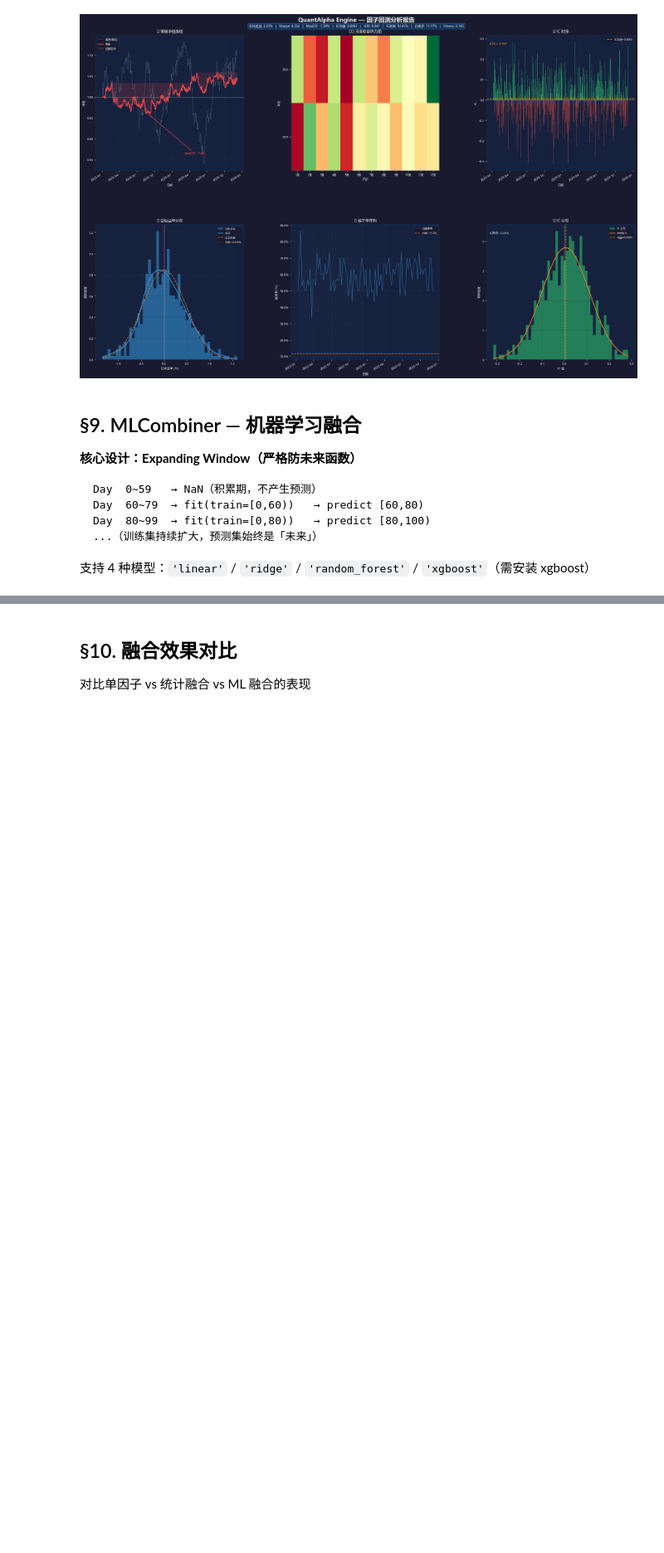
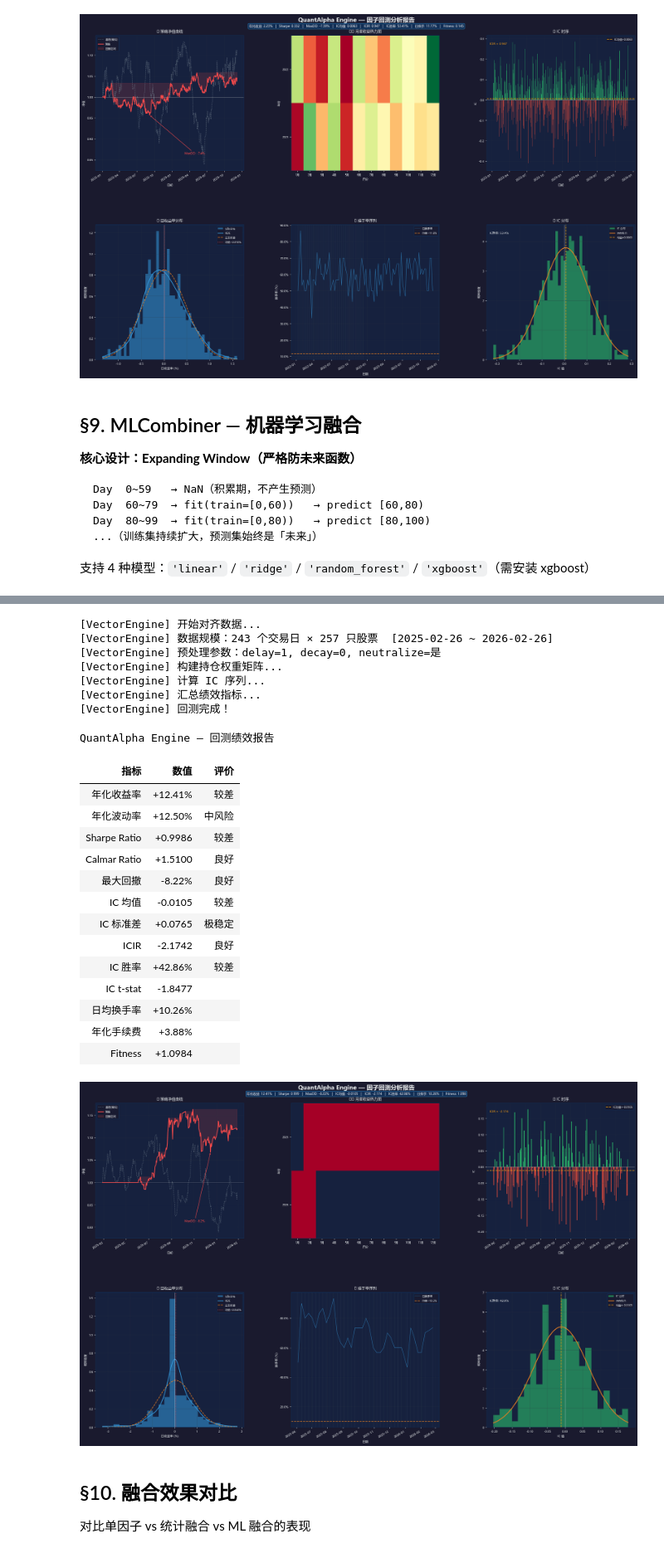
Before and after one commit to muterC/StockFrame, a Jupyter notebook: QuantAlpha_Demo_V2.ipynb, the cells around one changed output, grey strips where cells are left out. Shown at 83% size. Cells and saved outputs as stored; diff of their text form; code cells hidden in the pictures; blank space fills up the shorter version.

```diff
--- a/QuantAlpha_Demo_V2.ipynb
+++ b/QuantAlpha_Demo_V2.ipynb
@@ -687,3 +855,45 @@ result_ml.plot()
+# %%
+result_rl = ml_rf.evaluate(
+    factors        = factors,
+    close          = close,
+    is_suspended   = is_susp,
+    is_limit       = is_limit,
+    rebalance_freq = REBALANCE_FREQ,
+    top_n          = TOP_N,
+    weight_method  = WEIGHT_METHOD,
+    cost_rate      = COST_RATE,
+    delay          = DELAY,      # MLCombiner expanding window 已防未来函数，无需延迟
+    decay          = DECAY,
+    industry       = INDUSTRY,
+    start_date     = START_DATE,
+    end_date       = END_DATE,
+)
+result_rl.print_summary()
+result_rl.plot()
+# %% [output]
+[VectorEngine] 开始对齐数据...
+[VectorEngine] 数据规模：243 个交易日 × 257 只股票  [2025-02-26 ~ 2026-02-26]
+[VectorEngine] 预处理参数：delay=1, decay=0, neutralize=是
+[VectorEngine] 构建持仓权重矩阵...
+[VectorEngine] 计算 IC 序列...
+[VectorEngine] 汇总绩效指标...
+[VectorEngine] 回测完成！
+QuantAlpha Engine — 回测绩效报告
+| 指标 | 数值 | 评价 |
+| 年化收益率 | +12.41% | 较差 |
+| 年化波动率 | +12.50% | 中风险 |
+| Sharpe Ratio | +0.9986 | 较差 |
+| Calmar Ratio | +1.5100 | 良好 |
+| 最大回撤 | -8.22% | 良好 |
+| IC 均值 | -0.0105 | 较差 |
+| IC 标准差 | +0.0765 | 极稳定 |
+| ICIR | -2.1742 | 良好 |
+| IC 胜率 | +42.86% | 较差 |
+| IC t-stat | -1.8477 |  |
+| 日均换手率 | +10.26% |  |
+| 年化手续费 | +3.88% |  |
+| Fitness | +1.0984 |  |
+[figure, added]
 # %% [markdown]
 ## §10. 融合效果对比
 
```
Also changed, not shown: parts of 25 cells of this notebook, 4 other files.
